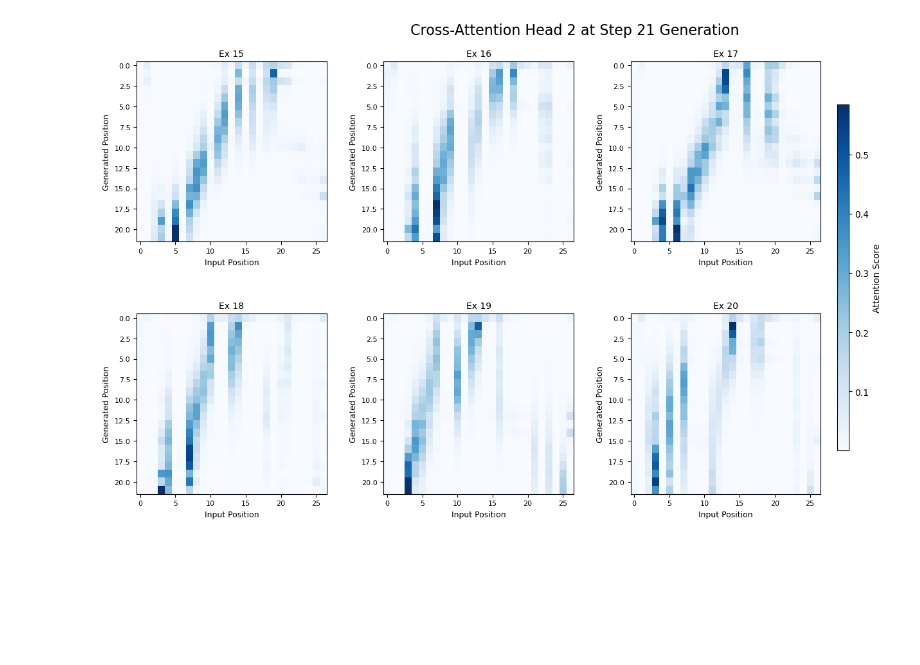
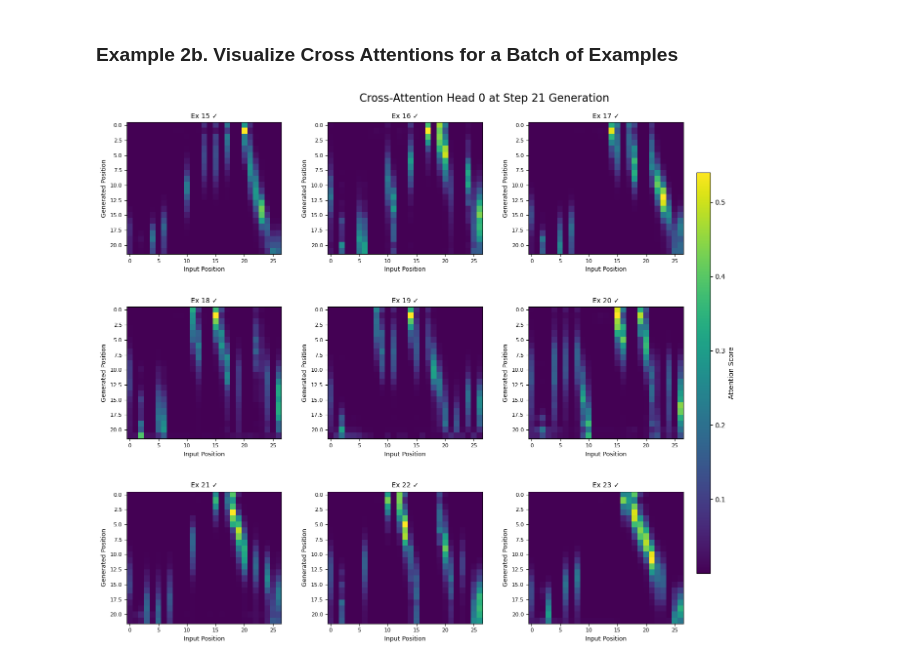
Before and after one commit to cocoxhuang/DyckTransformer, a Jupyter notebook: Analysis.ipynb, the cells around one changed output. Cells and saved outputs as stored; diff of their text form; code cells hidden in the pictures; blank space fills up the shorter version.

Commit message:
created transformer analysis exampels

```diff
--- a/Analysis.ipynb
+++ b/Analysis.ipynb
@@ -174,35 +31,53 @@ def analyze_self_attention(model, examples, ex_idx, step, att_head, cmap='Blues'
 #=================================
 # load your model here by specifying the training timestamp
 #---------------------------------
-sesh = 'n13_v1'   # change this
+sesh = 'n13_head1'   # change this to your session name
+                     # preloaded ones: n13_head1, n13_head2, n13_head3, n13_head4
 
 #=================================
+# load config
 config_path = f'cache/{sesh}/config'
 config = load_config(config_path)
 
+# load cached dataset, generate if not exists
 batch_size = config['training']['batch_size']
 n = config['data']['n']
 data_path = config['data']['data_path']
 try:
     with open(data_path, 'rb') as f:
         data = pickle.load(f)
+    print(f"Data loaded successfully from {data_path}.")
+except FileNotFoundError:
+    print(f"Data file not found.")
+    generate_dyck_data(n, data_path)
+    with open(data_path, 'rb') as f:
+        data = pickle.load(f)
+    print(f"Data generated and loaded successfully.")
 except Exception as e:
     raise Exception(f"Error loading saved data: {e}.")
 dataset = Dataset(data,seed=seed,batch_size=batch_size)
 
+# load the best trained model from the designated session
 model_args = config['model']
 model_args['max_len'] = n*2 + 1  # +1 for BOS token
 max_new_tokens = model_args['max_len'] - 1  # Exclude BOS token, so -1
 device = torch.device('cuda' if torch.cuda.is_available() else 'cpu')
 criterion = nn.CrossEntropyLoss()
-
 model = Transformer(**model_args)
 model_path = f'cache/{sesh}/best_model.pth'
 model.load_state_dict(torch.load(model_path,map_location=torch.device('cpu')))
 model.to(device)
 model.eval()
 print(f"Best model loaded from {sesh}.")
+
+# Evaluate the model on the validation dataset to see how it performs
 evaluator = Evaluator(model, dataset.eval_dataloader, criterion, device)
 eval_loss_epoch, eval_accuracy_epoch = evaluator.evaluate(max_new_tokens)
-print(f"For validation data: loss = {eval_loss_epoch:.4f}, accuracy = {eval_accuracy_epoch:.8f}")
+print(f"validation data: loss = {eval_loss_epoch:.4f}, accuracy = {eval_accuracy_epoch:.8f}")
+
+# load analysis examples from the validation dataset
+examples = {
+    'inputs': dataset.eval_dataloader.dataset.tensors[0].to(device),  # First 5 inputs
+    'targets': dataset.eval_dataloader.dataset.tensors[1].to(device)   # First 5 targets
+}
 # %% [output]
@@ -212,7 +86,0 @@ For validation data: loss = 0.0001, accuracy = 0.99670000
-# %%
-# Prepare examples for analysis
-n_examples = 100  # Number of examples to analyze
-examples = {
-    'inputs': dataset.eval_dataloader.dataset[:n_examples][0].to(device),  # First 5 inputs
-    'targets': dataset.eval_dataloader.dataset[:n_examples][1].to(device)   # First 5 targets
-}
@@ -219,12 +112,18 @@ examples = {
+# %% [markdown]
+### Example 2b. Visualize Cross Attentions for a Batch of Examples
 # %%
-# Example: Analyze 6 examples starting from example #15
-# this if for attention head 2 at step 21 (the 22th token generated in the sequence)
+# Example: Analyze 9 examples starting from example #15
+# this if for attention head 0 at step 21 (the 22th token generated in the sequence)
+# The ✓ and ✗ in the title indicate whether the Dyck path is predicted correctly or not
 #=================
 start_idx = 15  # the index of the first example to analyze
-num_examples = 6  # Number of examples to show
-att_head = 2    # attention head to visualize
+num_examples = 9  # Number of examples to show
+att_head = 0    # attention head to visualize
 step = 21  # which token is being generated in the sequence when analyzing cross-attention
+# some plotting parameters
+figsize = (16, 12)  # figure size for visualization
+cmap = 'viridis'  # colormap for visualization, e.g. 'Blues', 'inferno', 'viridis'
 #=================
-outputs = analyze_cross_attention(model, examples, start_idx=start_idx, step=step, att_head=att_head, num_examples=num_examples)
+outputs = analyze_cross_attention(model, examples, start_idx=start_idx, step=step, att_head=att_head, num_examples=num_examples, figsize=figsize, cmap=cmap)
 # %% [output]
-[figure, old version]
+[figure, new version]
```
Also changed, not shown: parts of 17 cells of this notebook, 11 other files.
